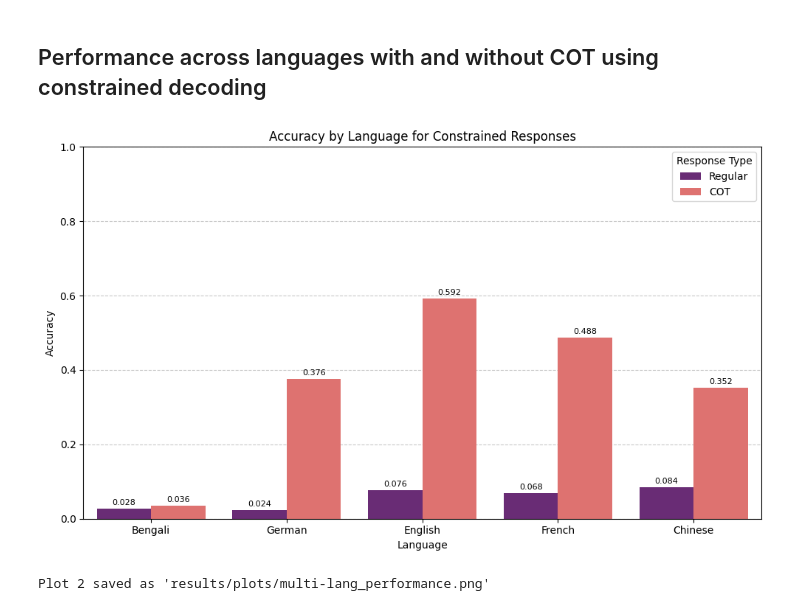
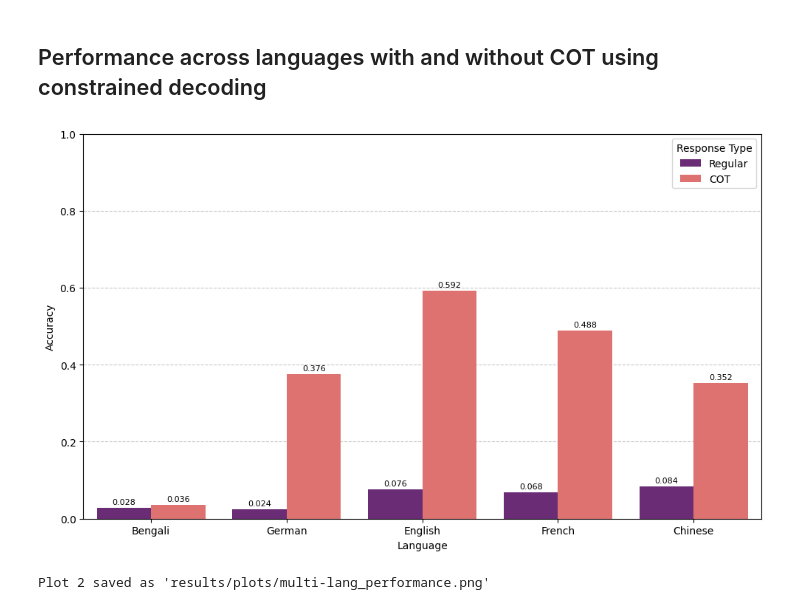
Before and after one commit to Jazhyc/IKNLP-Attribution, a Jupyter notebook: notebooks/analysis.ipynb, the cells around one changed output. Cells and saved outputs as stored; diff of their text form; code cells hidden in the pictures.

```diff
--- a/notebooks/analysis.ipynb
+++ b/notebooks/analysis.ipynb
@@ -112,33 +112,33 @@ df_plot2 = pd.DataFrame(plot_data)
 
 plt.figure(figsize=(10, 6))  # Slightly wider to accommodate language names
 
 # Create the bar plot
 ax = sns.barplot(x='Language', y='Accuracy', hue='Type', data=df_plot2, palette='magma')
 
 # Add a grid
 plt.grid(axis='y', linestyle='--', alpha=0.7)
 
 # Add value labels on top of each bar, but only for non-zero values
 for i, p in enumerate(ax.patches):
     height = p.get_height()
     if height > 0.001:  # Only label bars with non-zero values
         ax.text(p.get_x() + p.get_width()/2., height + 0.01,
                 f'{height:.3f}', ha="center", fontsize=8)
 
 # Customize the plot
-plt.title('Accuracy by Language for Constrained Responses')
+# plt.title('Accuracy by Language for Constrained Responses')
 plt.ylim(0, 1)
 plt.ylabel('Accuracy')
 plt.legend(title='Response Type')
 
 # Ensure grid is behind bars
 ax.set_axisbelow(True)
 
 # Save and show the plot
 plt.tight_layout()  # Adjust spacing
 plt.savefig(plot2_filename, dpi=300)  # Higher DPI for better quality
 plt.show()
 print(f"Plot 2 saved as '{plot2_filename}'")
 # %% [output]
-[figure, old version]
+[figure, new version]
 Plot 2 saved as 'results/plots/multi-lang_performance.png'
```
Also changed, not shown: parts of 11 cells of this notebook, 10 other files.
